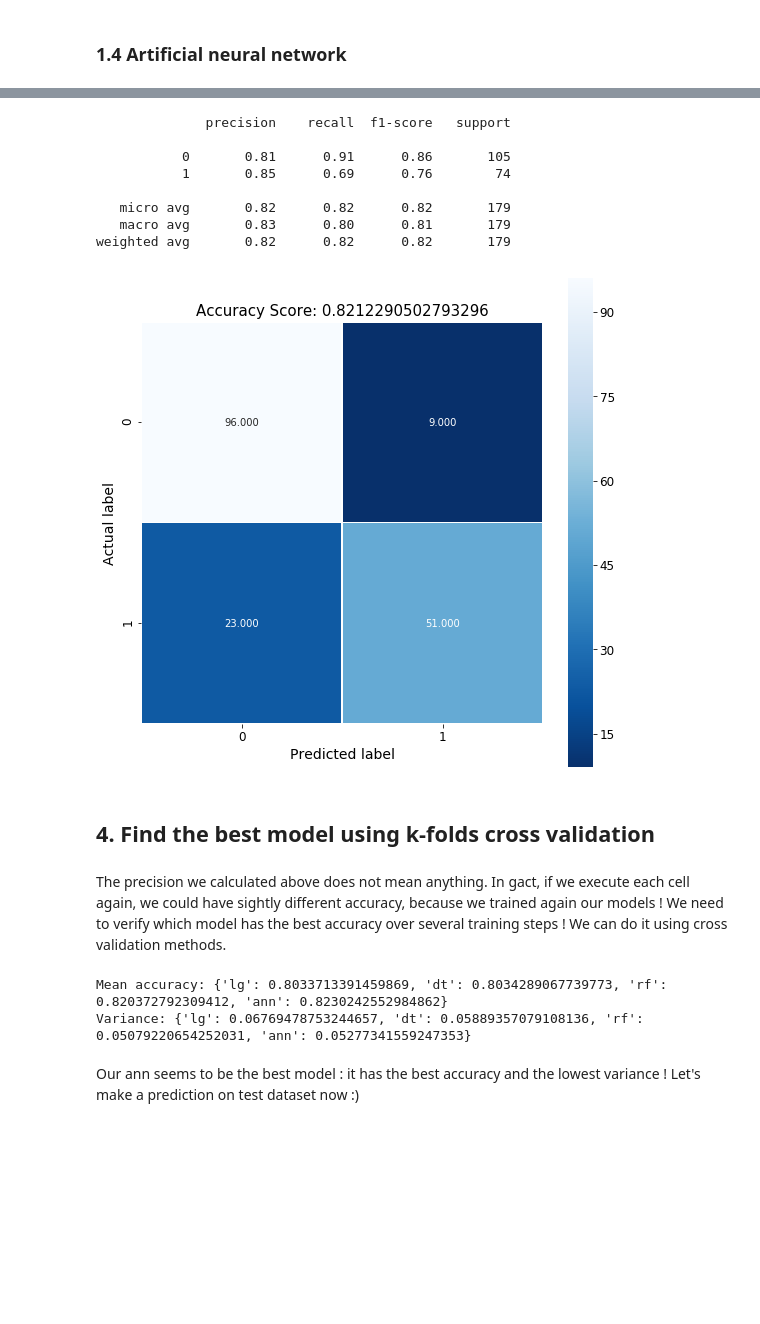
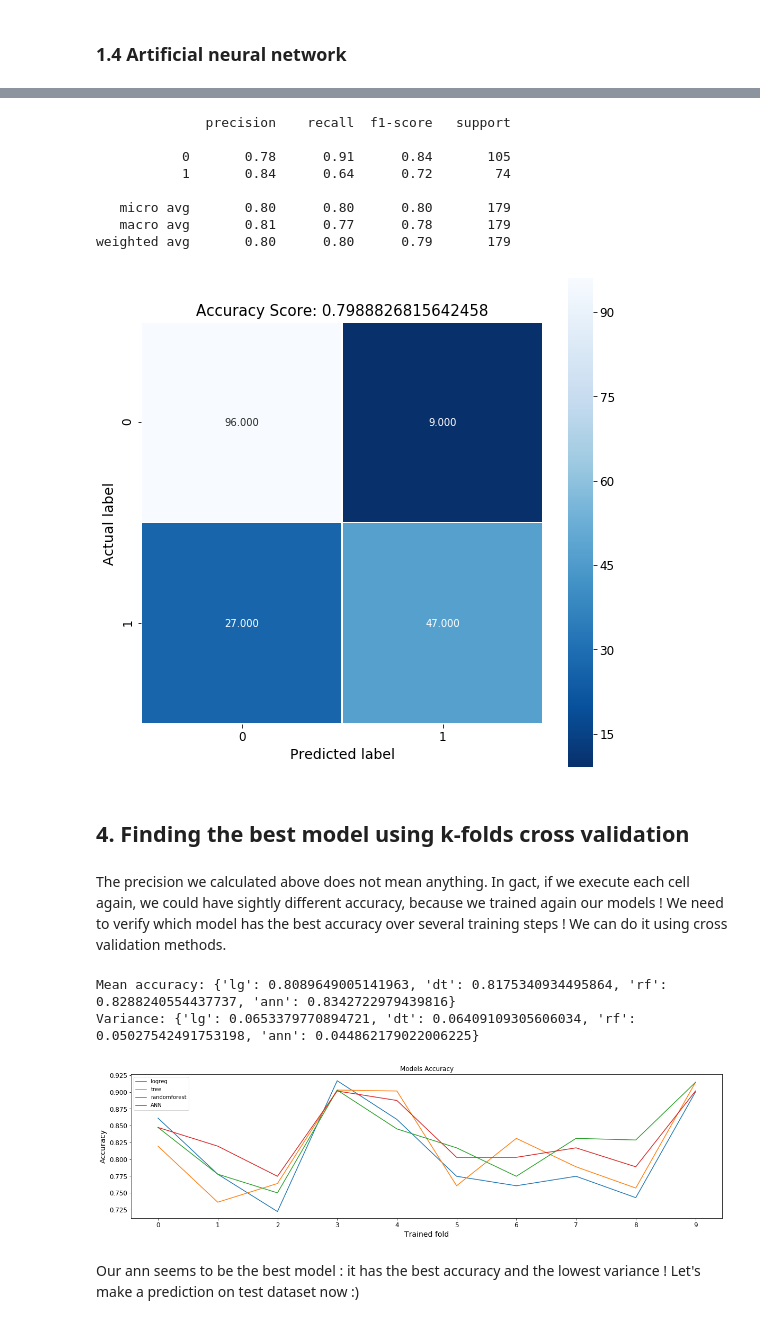
Before and after one commit to nicohlr/kaggle, a Jupyter notebook: titanic/titanic.ipynb, the cells around one changed output, grey strips where cells are left out. Drawn from its saved outputs; the diff is of its cells as text; code cells hidden in the pictures; blank space fills up the shorter version.

```diff
--- a/titanic/titanic.ipynb
+++ b/titanic/titanic.ipynb
@@ -350,25 +351,30 @@ weighted avg       0.80      0.80      0.80       179
 # %% [markdown]
 ### 1.4 Artificial neural network
 # %%
-def build_ann():
+def build_ann(optimizer='adam'):
     # Initializing our ANN
     ann = Sequential()
     # Adding the input layer and the first hidden layer of our ANN with dropout
-    ann.add(Dense(units=32, kernel_initializer='uniform', activation='relu', input_shape = (12,)))
-    ann.add(Dropout(p=0.6))
-    ann.add(Dense(units=128, kernel_initializer='uniform', activation='relu'))
-    ann.add(Dropout(p=0.6))
-    ann.add(Dense(units=64, kernel_initializer='uniform', activation='relu'))
-    ann.add(Dropout(p=0.6))
+    ann.add(Dense(units=32, kernel_initializer='glorot_normal', activation='relu', input_shape = (12,)))
+    ann.add(Dropout(p=0.5))
+    ann.add(Dense(units=64, kernel_initializer='glorot_normal', activation='relu'))
+    ann.add(Dropout(p=0.5))
+    ann.add(Dense(units=128, kernel_initializer='glorot_normal', activation='relu'))
+    ann.add(Dropout(p=0.5))
+    ann.add(Dense(units=164, kernel_initializer='glorot_normal', activation='relu'))
+    ann.add(Dropout(p=0.5))
+    ann.add(Dense(units=16, kernel_initializer='glorot_normal', activation='relu'))
     # Adding the output layer
-    ann.add(Dense(units=1, kernel_initializer='uniform', activation='sigmoid'))
+    ann.add(Dense(units=1, kernel_initializer='glorot_normal', activation='sigmoid'))
+
     # Compilling the ANN
-    ann.compile(optimizer='adam', loss='binary_crossentropy', metrics=['accuracy'])
+    ann.compile(optimizer=optimizer, loss='binary_crossentropy', metrics=['accuracy'])
 
     return ann
 # %%
 ann = build_ann()
 # Training the ANN
-ann.fit(X_train, Y_train, batch_size=10, epochs=100)
+learning_rate_reduction = keras.callbacks.ReduceLROnPlateau(monitor='val_acc', patience=3, verbose=1, factor=0.2, min_lr=0.00001)
+ann.fit(X_train, Y_train, batch_size=10, epochs=100, callbacks=[learning_rate_reduction])
 # %% [output]
 Epoch 1/100
@@ -400,15 +406,15 @@ display_confusion_matrix(Y_test, ann_prediction, score=score)
 # %% [output]
               precision    recall  f1-score   support
 
-           0       0.81      0.91      0.86       105
-           1       0.85      0.69      0.76        74
+           0       0.78      0.91      0.84       105
+           1       0.84      0.64      0.72        74
 
-   micro avg       0.82      0.82      0.82       179
-   macro avg       0.83      0.80      0.81       179
-weighted avg       0.82      0.82      0.82       179
+   micro avg       0.80      0.80      0.80       179
+   macro avg       0.81      0.77      0.78       179
+weighted avg       0.80      0.80      0.79       179
-[figure, old version]
+[figure, new version]
 # %% [markdown]
-## 4. Find the best model using k-folds cross validation
+## 4. Finding the best model using k-folds cross validation
 # %% [markdown]
 The precision we calculated above does not mean anything. In gact, if we execute each cell again, we could have sightly different accuracy, because we trained again our models ! We need to verify which model has the best accuracy over several training steps ! We can do it using cross validation methods.
 # %%
@@ -423,8 +429,22 @@ mean = {model: acc.mean() for model, acc in accuracies.items()}
 variance = {model: acc.std() for model, acc in accuracies.items()}
 print('Mean accuracy:', mean, '\nVariance:', variance)
 # %% [output]
-Mean accuracy: {'lg': 0.8033713391459869, 'dt': 0.8034289067739773, 'rf': 0.820372792309412, 'ann': 0.8230242552984862}
-Variance: {'lg': 0.06769478753244657, 'dt': 0.05889357079108136, 'rf': 0.05079220654252031, 'ann': 0.05277341559247353}
+Mean accuracy: {'lg': 0.8089649005141963, 'dt': 0.8175340934495864, 'rf': 0.8288240554437737, 'ann': 0.8342722979439816}
+Variance: {'lg': 0.0653379770894721, 'dt': 0.06409109305606034, 'rf': 0.05027542491753198, 'ann': 0.044862179022006225}
+# %%
+plt.figure(figsize=(20,5))
+plt.plot(accuracies['lg'])
+plt.plot(accuracies['dt'])
+plt.plot(accuracies['rf'])
+plt.plot(accuracies['ann'])
+plt.title('Models Accuracy')
+plt.ylabel('Accuracy')
+plt.xlabel('Trained fold')
+plt.xticks([k for k in range(10)])
+plt.legend(['logreg', 'tree', 'randomforest', 'ANN'], loc='upper left')
+plt.show()
+# %% [output]
+[figure, added]
 # %% [markdown]
 Our ann seems to be the best model : it has the best accuracy and the lowest variance ! Let's make a prediction on test dataset now :)
 # %% [markdown]
```
Also changed, not shown: parts of 8 cells of this notebook, 3 other files.
